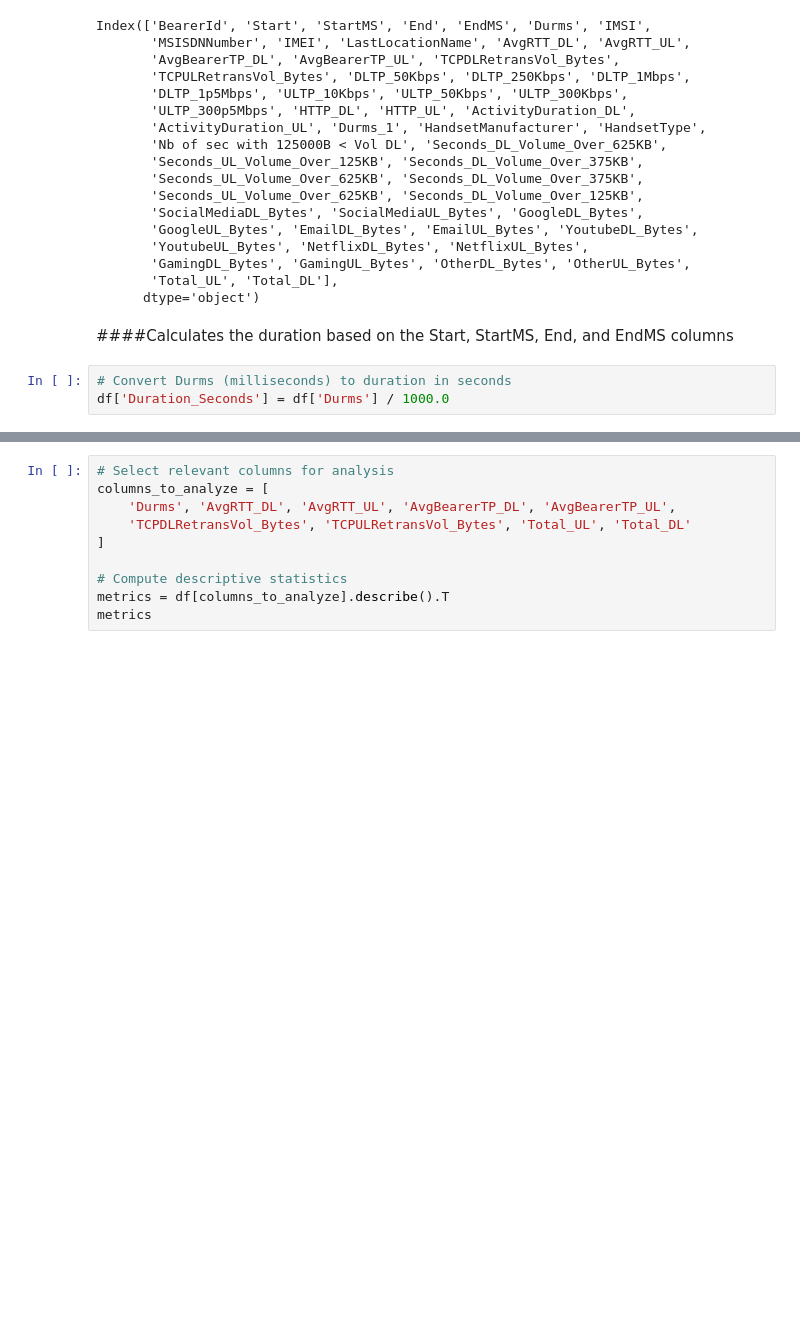
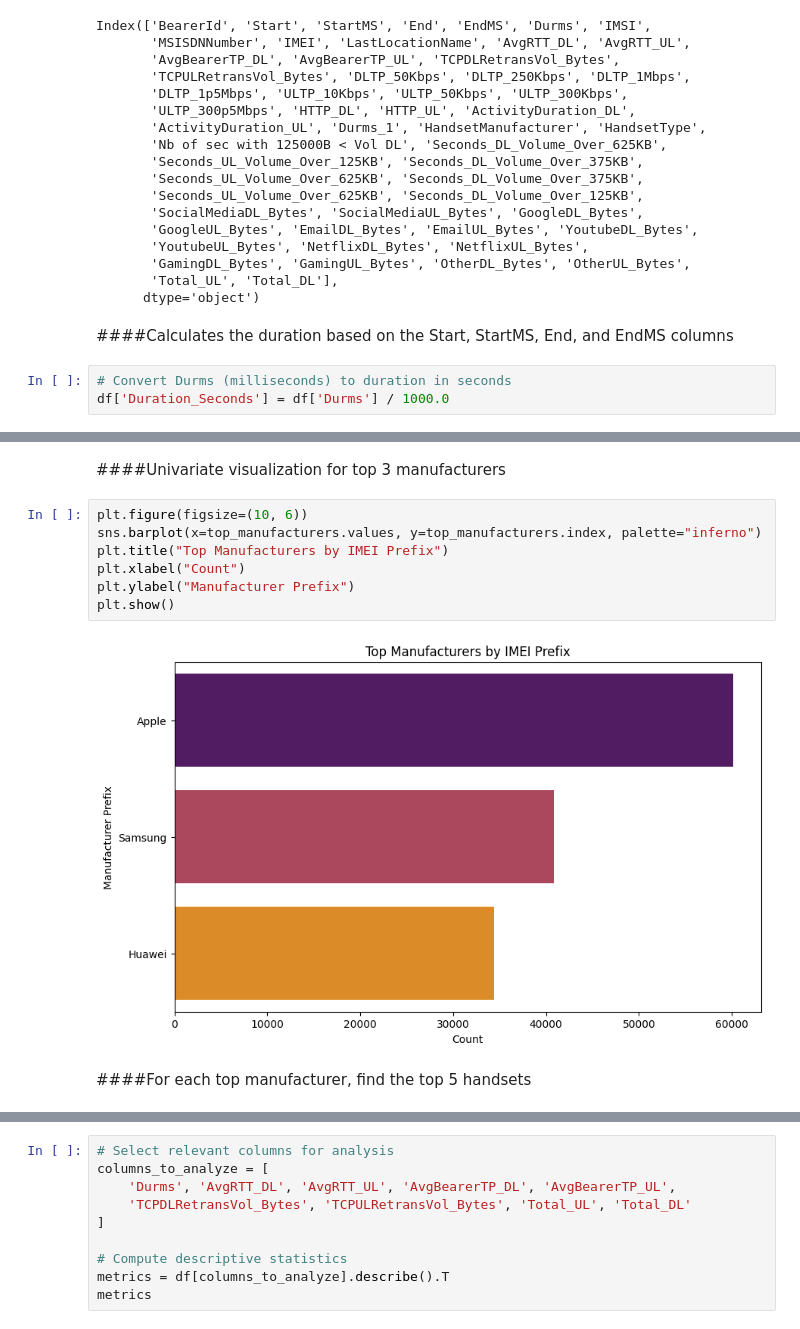
Before and after one commit to santoshdhalwalkar/Telecommunication, a Jupyter notebook: Telecommunication.ipynb, the cells around one changed output, grey strips where cells are left out. Cells and saved outputs as stored; diff of their text form; blank space fills up the shorter version.

```diff
--- a/Telecommunication.ipynb
+++ b/Telecommunication.ipynb
@@ -429,0 +468,13 @@ df[['Start', 'StartMS', 'End', 'EndMS', 'Calculated_Duration_Seconds']].head()
+# %% [markdown]
+####Univariate visualization for top 3 manufacturers
+# %%
+plt.figure(figsize=(10, 6))
+sns.barplot(x=top_manufacturers.values, y=top_manufacturers.index, palette="inferno")
+plt.title("Top Manufacturers by IMEI Prefix")
+plt.xlabel("Count")
+plt.ylabel("Manufacturer Prefix")
+plt.show()
+# %% [output]
+[figure, added]
+# %% [markdown]
+####For each top manufacturer, find the top 5 handsets
```
Also changed, not shown: parts of 66 cells of this notebook.
